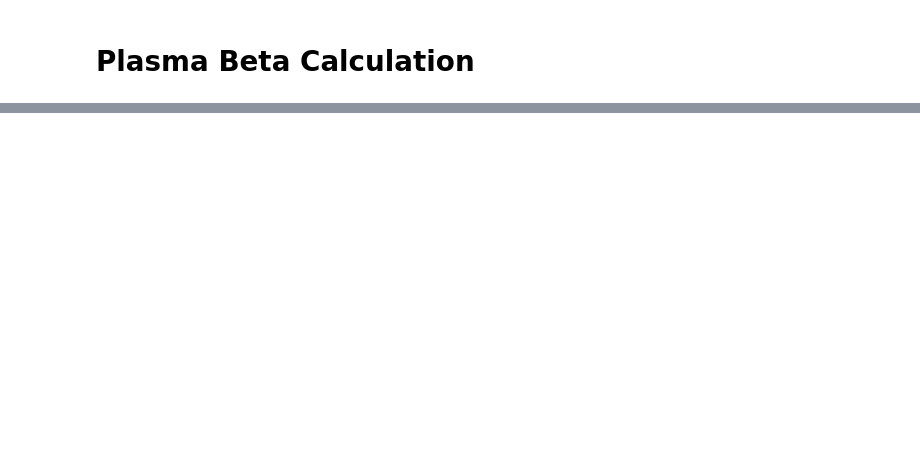
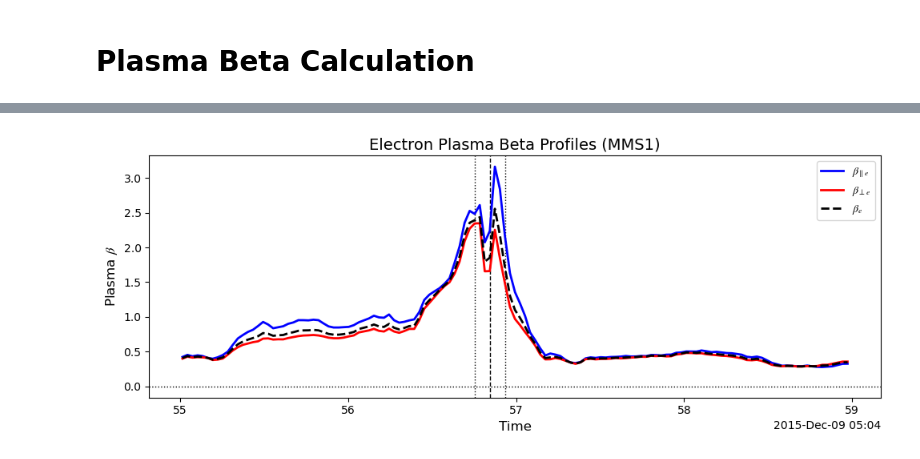
Before and after one commit to regisjohn/FPC_mRx, a Jupyter notebook: scripts/computePlasmaParam.ipynb, the cells around one changed output, grey strips where cells are left out. Saved outputs shown, nothing was run; the diff lists cells and outputs as text; code cells hidden in the pictures; blank space fills up the shorter version.

```diff
--- a/scripts/computePlasmaParam.ipynb
+++ b/scripts/computePlasmaParam.ipynb
@@ -80,0 +82,2 @@ def compute_beta_tot(den, t_para, t_perp, b_mag):
+# %%
+beta_par_e, beta_perp_e, beta_scalar_e, ntime_e = compute_beta_profiles(trange)
@@ -80,0 +102,39 @@ def compute_beta_tot(den, t_para, t_perp, b_mag):
+# %%
+idx = 61
+from pyspedas import time_datetime
+dt_obj = time_datetime(ntime_e[idx])
+dt_obj0 = time_datetime(ntime_e[idx-3])
+dt_obj1 = time_datetime(ntime_e[idx+3])
+# %%
+import matplotlib.pyplot as plt
+from pyspedas import time_datetime
+
+# Convert times
+time_dt = time_datetime(ntime_e)
+
+fig, ax = plt.subplots(figsize=(10, 4))
+
+# Plot beta profiles
+ax.plot(time_dt, beta_par_e, label=r'$\beta_{\parallel e}$', color='blue', linewidth=2)
+ax.plot(time_dt, beta_perp_e, label=r'$\beta_{\perp e}$', color='red', linewidth=2)
+ax.plot(time_dt, beta_scalar_e, linestyle='--', label=r'$\beta_{e}$', color='black', linewidth=2)
+
+# Add vertical and horizontal reference lines
+ax.axvline(x=dt_obj, color='k', linestyle='dashed', linewidth=1, zorder=0)
+ax.axvline(x=dt_obj0, color='k', linestyle='dotted', linewidth=1, zorder=0)
+ax.axvline(x=dt_obj1, color='k', linestyle='dotted', linewidth=1, zorder=0)
+ax.axhline(y=0, color='k', linestyle='dotted', linewidth=1, zorder=0)
+
+# Set labels and title
+ax.set_xlabel('Time', fontsize=12)
+ax.set_ylabel(r'Plasma $\beta$', fontsize=12)
+ax.set_title('Electron Plasma Beta Profiles (MMS1)', fontsize=14)
+
+# Legend and layout adjustments
+ax.legend(loc='best')
+fig.tight_layout()
+
+# Render plot
+plt.show()
+# %% [output]
+[figure, added]
```
Also changed, not shown: parts of 6 cells of this notebook, 3 other files.
